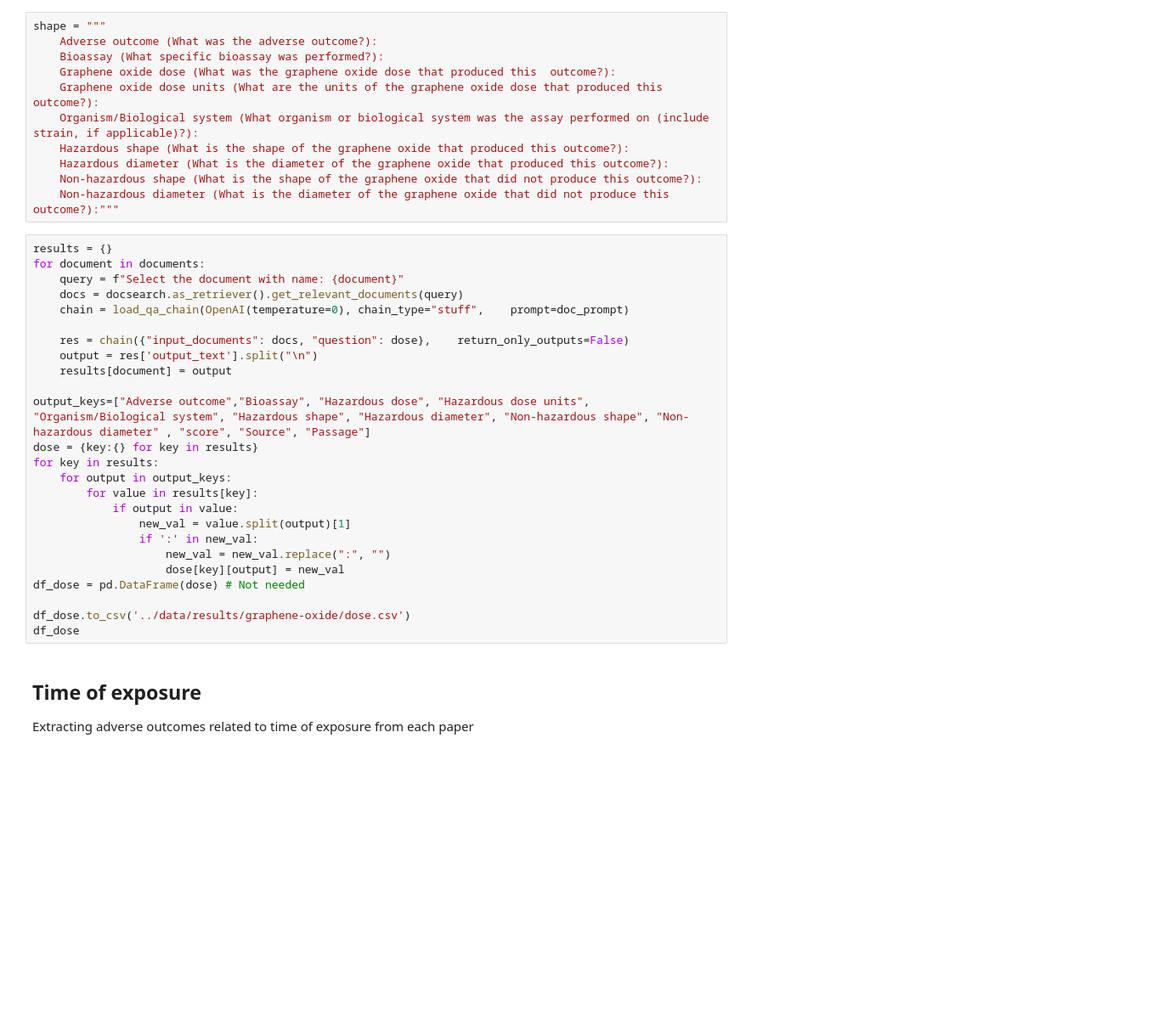
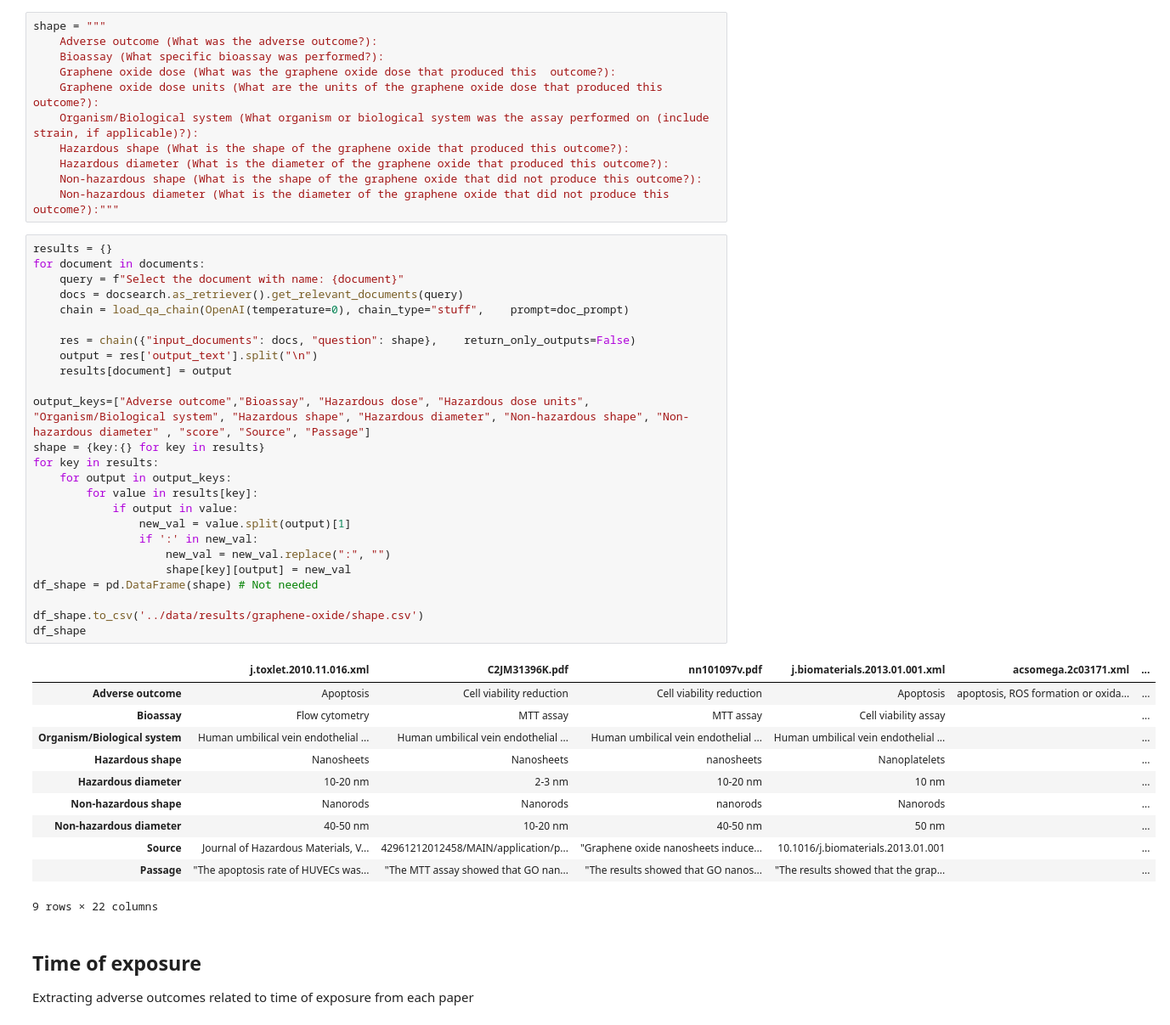
Before and after one commit to jmillanacosta/sbd4nano-llm, a Jupyter notebook: notebooks/01_openai_graphene_oxide.ipynb, the cells around one changed output. Shown: that part at 85% size. Saved outputs shown, nothing was run; the diff lists cells and outputs as text; blank space fills up the shorter version.

```diff
--- a/notebooks/01_openai_graphene_oxide.ipynb
+++ b/notebooks/01_openai_graphene_oxide.ipynb
@@ -266,28 +313,40 @@ shape = """
 # %%
 results = {}
 for document in documents:
     query = f"Select the document with name: {document}"
     docs = docsearch.as_retriever().get_relevant_documents(query)
     chain = load_qa_chain(OpenAI(temperature=0), chain_type="stuff",    prompt=doc_prompt)
 
-    res = chain({"input_documents": docs, "question": dose},    return_only_outputs=False)
+    res = chain({"input_documents": docs, "question": shape},    return_only_outputs=False)
     output = res['output_text'].split("\n")
     results[document] = output
 
 output_keys=["Adverse outcome","Bioassay", "Hazardous dose", "Hazardous dose units", "Organism/Biological system", "Hazardous shape", "Hazardous diameter", "Non-hazardous shape", "Non-hazardous diameter" , "score", "Source", "Passage"]
-dose = {key:{} for key in results}
+shape = {key:{} for key in results}
 for key in results:
     for output in output_keys:
         for value in results[key]:
             if output in value:
                 new_val = value.split(output)[1]
                 if ':' in new_val:
                     new_val = new_val.replace(":", "")
-                    dose[key][output] = new_val
-df_dose = pd.DataFrame(dose) # Not needed
+                    shape[key][output] = new_val
+df_shape = pd.DataFrame(shape) # Not needed
 
-df_dose.to_csv('../data/results/graphene-oxide/dose.csv')
-df_dose
+df_shape.to_csv('../data/results/graphene-oxide/shape.csv')
+df_shape
+# %% [output]
+|  | j.toxlet.2010.11.016.xml | C2JM31396K.pdf | nn101097v.pdf | j.biomaterials.2013.01.001.xml | acsomega.2c03171.xml | ... |
+| Adverse outcome | Apoptosis | Cell viability reduction | Cell viability reduction | Apoptosis | apoptosis, ROS formation or oxida... | ... |
+| Bioassay | Flow cytometry | MTT assay | MTT assay | Cell viability assay |  | ... |
+| Organism/Biological system | Human umbilical vein endothelial ... | Human umbilical vein endothelial ... | Human umbilical vein endothelial ... | Human umbilical vein endothelial ... |  | ... |
+| Hazardous shape | Nanosheets | Nanosheets | nanosheets | Nanoplatelets |  | ... |
+| Hazardous diameter | 10-20 nm | 2-3 nm | 10-20 nm | 10 nm |  | ... |
+| Non-hazardous shape | Nanorods | Nanorods | nanorods | Nanorods |  | ... |
+| Non-hazardous diameter | 40-50 nm | 10-20 nm | 40-50 nm | 50 nm |  | ... |
+| Source | Journal of Hazardous Materials, V... | 42961212012458/MAIN/application/p... | "Graphene oxide nanosheets induce... | 10.1016/j.biomaterials.2013.01.001 |  | ... |
+| Passage | "The apoptosis rate of HUVECs was... | "The MTT assay showed that GO nan... | "The results showed that GO nanos... | "The results showed that the grap... |  | ... |
+9 rows × 22 columns
 # %% [markdown]
 ## Time of exposure
 
```
Also changed, not shown: parts of 15 cells of this notebook, 5 other files.
